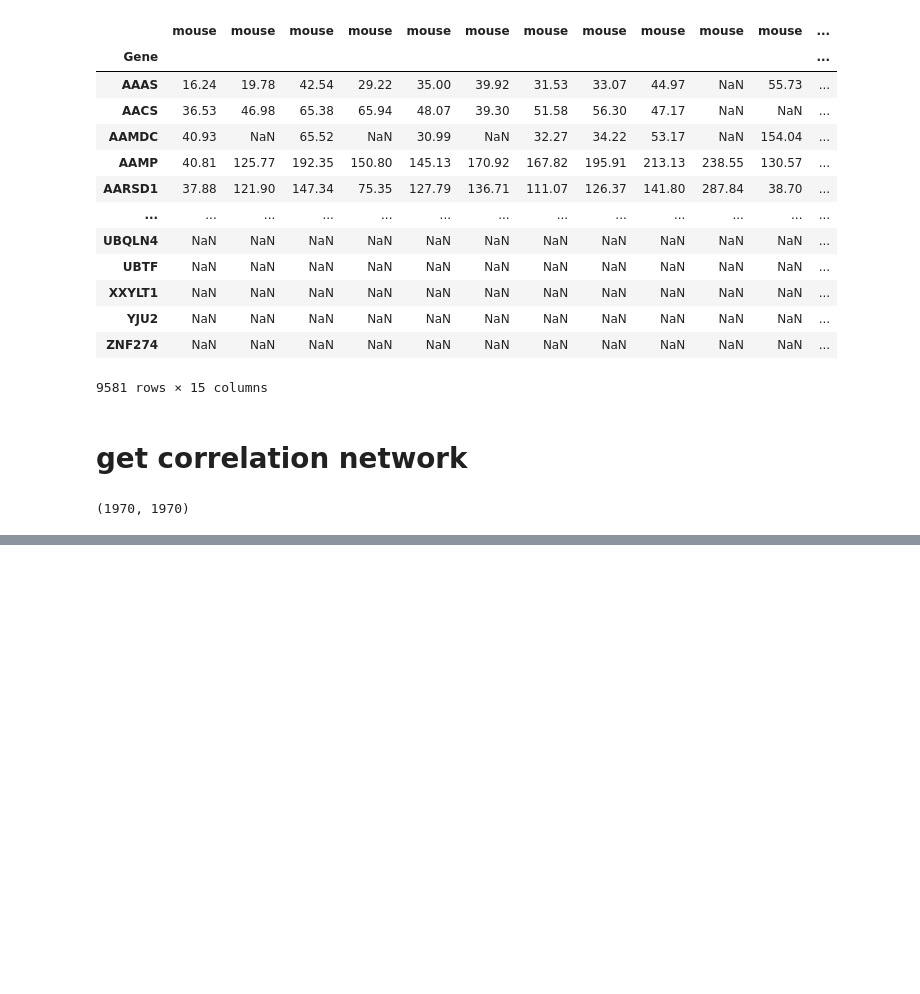
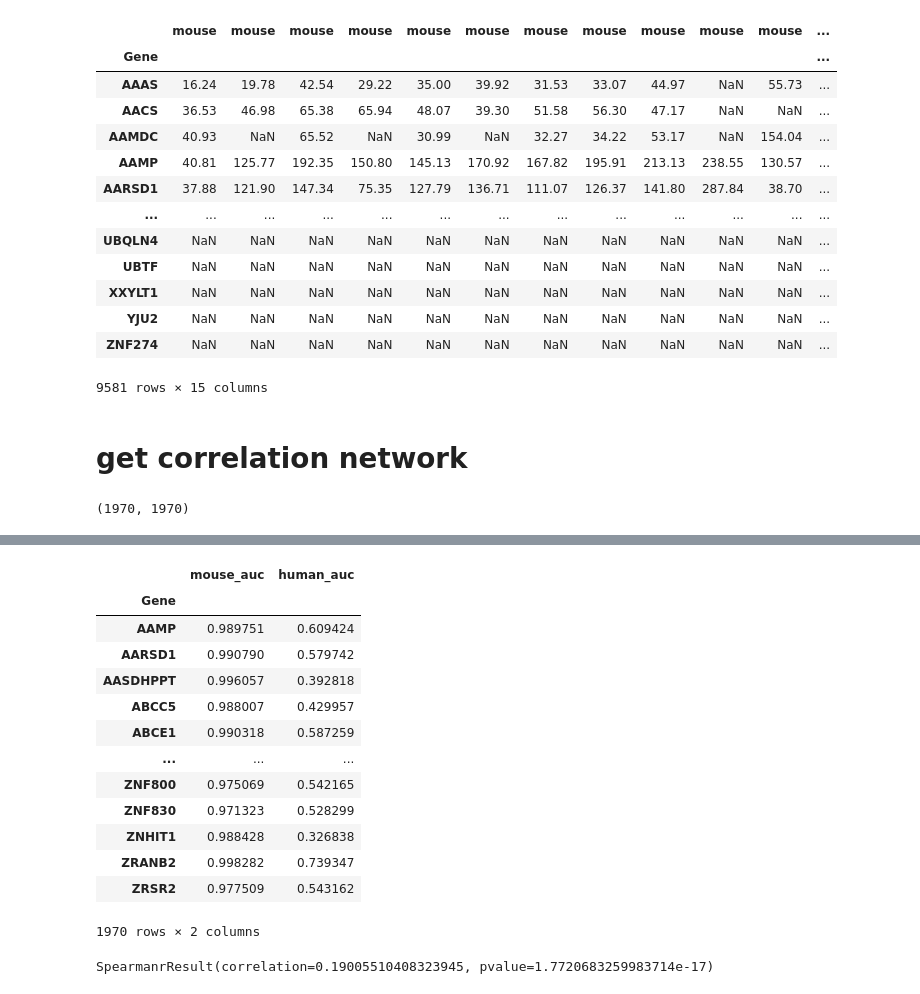
Before and after one commit to aryarm/species-gene-coexp, a Jupyter notebook: workflow/notebooks/gene_coexp.ipynb, the cells around one changed output, grey strips where cells are left out. Saved outputs shown, nothing was run; the diff lists cells and outputs as text; code cells hidden in the pictures; blank space fills up the shorter version.

```diff
--- a/workflow/notebooks/gene_coexp.ipynb
+++ b/workflow/notebooks/gene_coexp.ipynb
@@ -179,0 +171,22 @@ array([ 137.,  766.,   87.,  531.,  805.,  722., 1384., 1534., 1399.,
+# %%
+gene_aucs
+# %% [output]
+|  | mouse_auc | human_auc |
+| Gene |  |  |
+| AAMP | 0.989751 | 0.609424 |
+| AARSD1 | 0.990790 | 0.579742 |
+| AASDHPPT | 0.996057 | 0.392818 |
+| ABCC5 | 0.988007 | 0.429957 |
+| ABCE1 | 0.990318 | 0.587259 |
+| ... | ... | ... |
+| ZNF800 | 0.975069 | 0.542165 |
+| ZNF830 | 0.971323 | 0.528299 |
+| ZNHIT1 | 0.988428 | 0.326838 |
+| ZRANB2 | 0.998282 | 0.739347 |
+| ZRSR2 | 0.977509 | 0.543162 |
+1970 rows × 2 columns
+# %%
+from scipy.stats import spearmanr
+spearmanr(gene_aucs.mouse_auc.values, gene_aucs.human_auc.values)
+# %% [output]
+SpearmanrResult(correlation=0.19005510408323945, pvalue=1.7720683259983714e-17)
```
Also changed, not shown: parts of 20 cells of this notebook.
